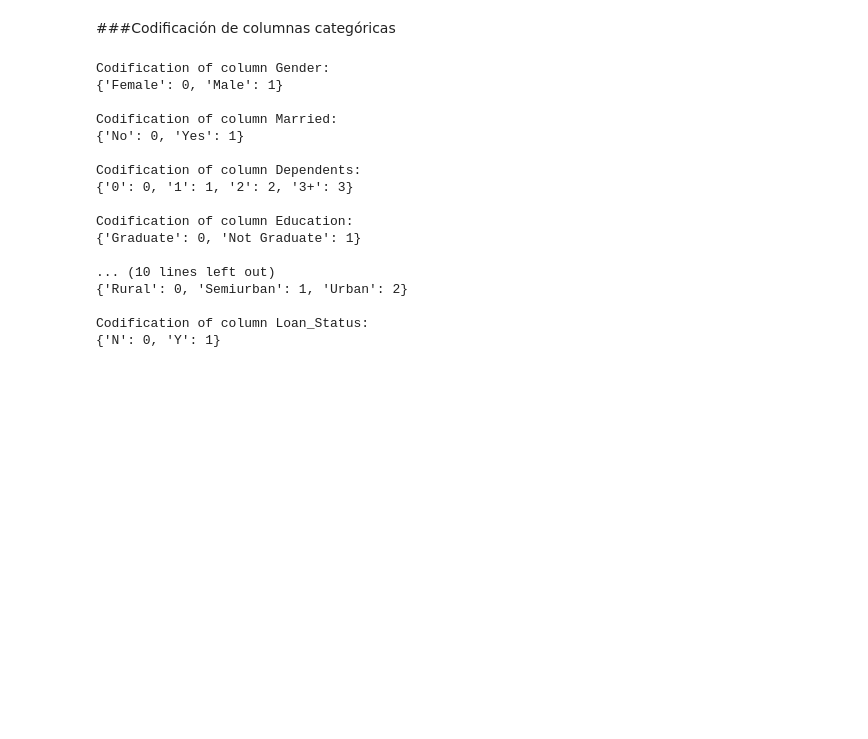
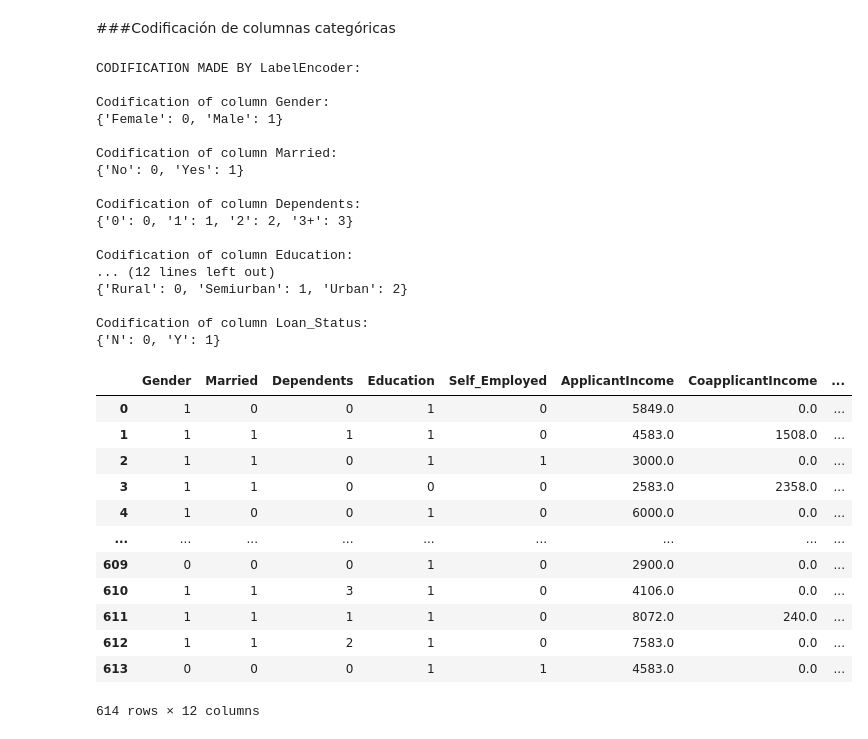
Before and after one commit to DavidUpegui/Home_Loan_approval_ML, a Jupyter notebook: Evaluación_inteligente_de_créditos_hipotecarios.ipynb, the cells around one changed output. Cells and saved outputs as stored; diff of their text form; code cells hidden in the pictures; blank space fills up the shorter version.

```diff
--- a/Evaluación_inteligente_de_créditos_hipotecarios.ipynb
+++ b/Evaluación_inteligente_de_créditos_hipotecarios.ipynb
@@ -70,6 +70,7 @@ from sklearn.preprocessing import LabelEncoder
 le = LabelEncoder()
 categorical_cols = ['Gender','Married','Dependents','Education', 'Self_Employed'
   , 'Loan_Amount_Term', 'Credit_History', 'Property_Area', 'Loan_Status']
+print('CODIFICATION MADE BY LabelEncoder: \n')
 for col in categorical_cols:
   raw_data[col] = le.fit_transform(raw_data[col])
   raw_data[col] = raw_data[col]
@@ -85,6 +86,8 @@ el cambio manualmente.
 
 raw_data['Education'] = raw_data['Education'].replace({0: 1, 1: 0})
 # %% [output]
+CODIFICATION MADE BY LabelEncoder:
+
 Codification of column Gender:
 {'Female': 0, 'Male': 1}
 
@@ -95,10 +98,24 @@ Codification of column Dependents:
 {'0': 0, '1': 1, '2': 2, '3+': 3}
 
 Codification of column Education:
-{'Graduate': 0, 'Not Graduate': 1}
-
-... (10 lines left out)
+... (12 lines left out)
 {'Rural': 0, 'Semiurban': 1, 'Urban': 2}
 
 Codification of column Loan_Status:
 {'N': 0, 'Y': 1}
+# %%
+raw_data
+# %% [output]
+|  | Gender | Married | Dependents | Education | Self_Employed | ApplicantIncome | CoapplicantIncome | ... |
+| 0 | 1 | 0 | 0 | 1 | 0 | 5849.0 | 0.0 | ... |
+| 1 | 1 | 1 | 1 | 1 | 0 | 4583.0 | 1508.0 | ... |
+| 2 | 1 | 1 | 0 | 1 | 1 | 3000.0 | 0.0 | ... |
+| 3 | 1 | 1 | 0 | 0 | 0 | 2583.0 | 2358.0 | ... |
+| 4 | 1 | 0 | 0 | 1 | 0 | 6000.0 | 0.0 | ... |
+| ... | ... | ... | ... | ... | ... | ... | ... | ... |
+| 609 | 0 | 0 | 0 | 1 | 0 | 2900.0 | 0.0 | ... |
+| 610 | 1 | 1 | 3 | 1 | 0 | 4106.0 | 0.0 | ... |
+| 611 | 1 | 1 | 1 | 1 | 0 | 8072.0 | 240.0 | ... |
+| 612 | 1 | 1 | 2 | 1 | 0 | 7583.0 | 0.0 | ... |
+| 613 | 0 | 0 | 0 | 1 | 1 | 4583.0 | 0.0 | ... |
+614 rows × 12 columns
```
Also changed, not shown: parts of 2 cells of this notebook.
